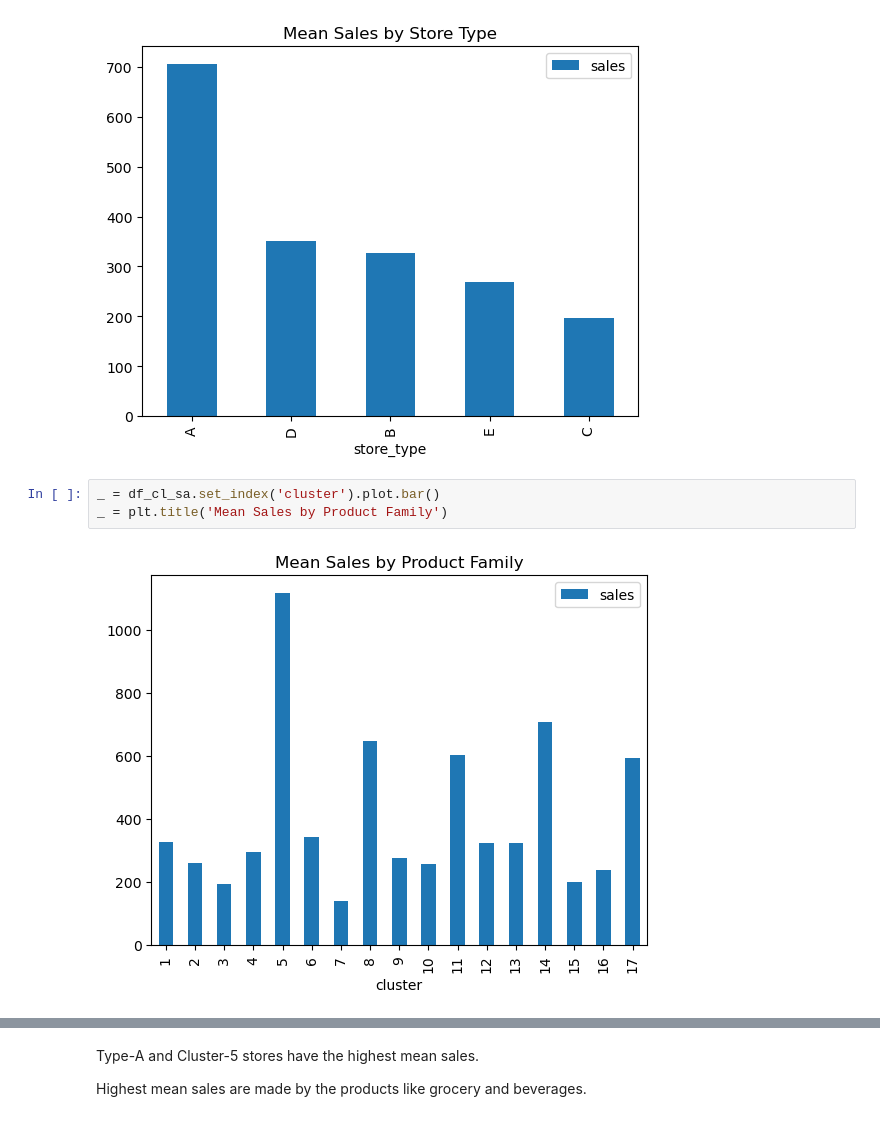
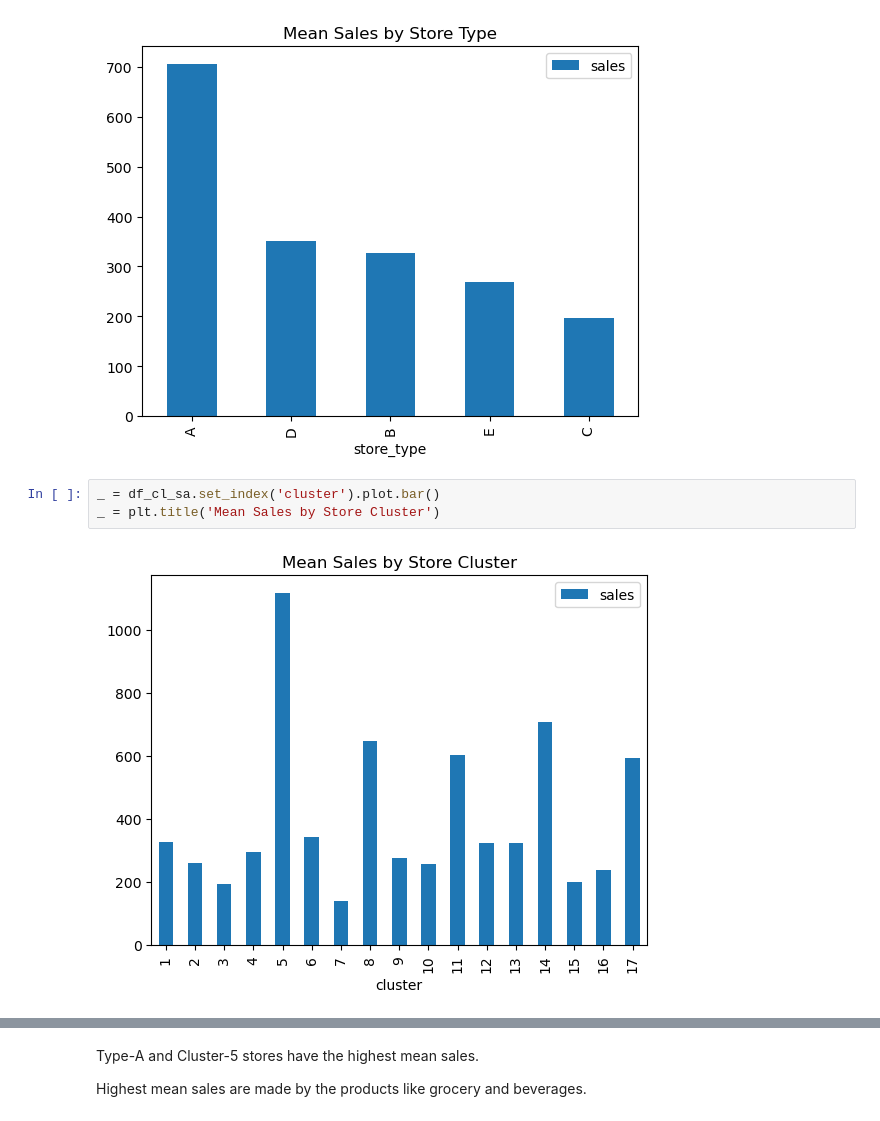
Before and after one commit to zxie9/Capstone-Project-Two, a Jupyter notebook: Notebooks/3. Exploratory Data Analysis.ipynb, the cells around one changed output, grey strips where cells are left out. Cells and saved outputs as stored; diff of their text form.

```diff
--- a/Notebooks/3. Exploratory Data Analysis.ipynb
+++ b/Notebooks/3. Exploratory Data Analysis.ipynb
@@ -363,9 +363,9 @@ _ = plt.title('Mean Sales by Store Type')
 [figure]
 # %%
 _ = df_cl_sa.set_index('cluster').plot.bar()
-_ = plt.title('Mean Sales by Product Family')
+_ = plt.title('Mean Sales by Store Cluster')
 # %% [output]
-[figure, old version]
+[figure, new version]
 # %%
 _ = df_fa_sa.set_index('family').plot.bar()
 _ = plt.title('Mean Sales by Product Family')
```
Also changed, not shown: parts of 5 cells of this notebook.
